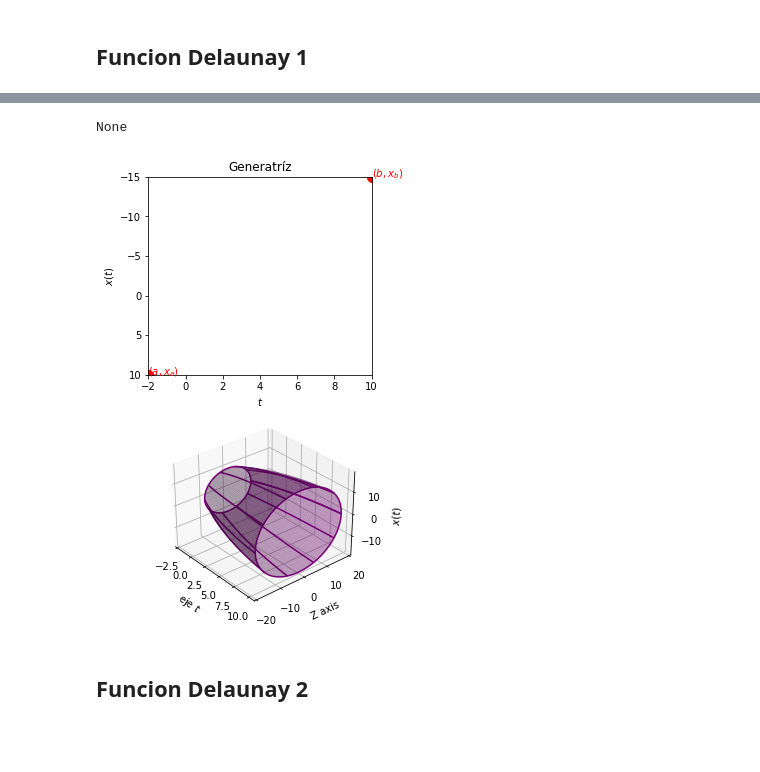
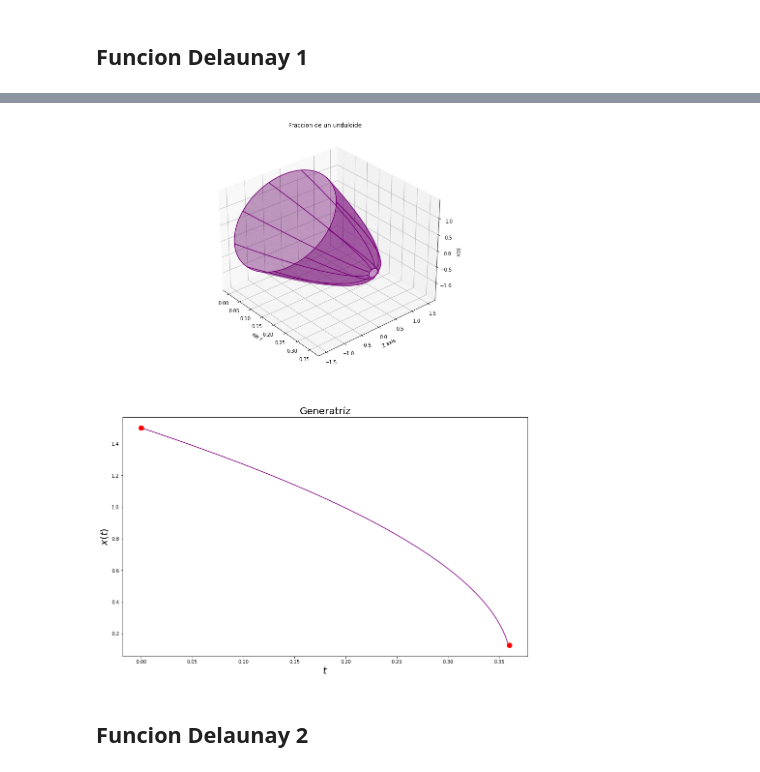
Before and after one commit to David-Damian/Optimization-Delaunay-surfaces, a Jupyter notebook: notebooks/graficas del reporte.ipynb, the cells around one changed output, grey strips where cells are left out. Cells and saved outputs as stored; diff of their text form; code cells hidden in the pictures; blank space fills up the shorter version.

```diff
--- a/notebooks/graficas del reporte.ipynb
+++ b/notebooks/graficas del reporte.ipynb
@@ -273,15 +225,13 @@ plt.show()
 # %% [markdown]
 ## Funcion Delaunay 1
 # %%
-k1= np.arange(start=-5, stop=5, step=1, dtype=float) #hiperparametro de la ecuacion diferencial np.arange(start=-5, stop=5, num=50)
-Lambda= np.arange(start=-1,stop=1, step=0.1, dtype=float) #hiperparametro de la EDO
-
+from utils1 import *
+k1= np.arange(-2, 4, step=1, dtype=int) #hiperparametro de la ecuacion diferencial np.arange(start=-5, stop=5, num=50)
+Lambda= np.array([-0.2,-0.1,0,0.1,0.2]) #hiperparametro de la EDO
 #condiciones de controno
-a= -2
-b= 19.33
-xa= 10
-xb= -10
-vol= 4191.2
+a,b= 0,0.36
+xa, xb=1.5,0.101101
+vol= 1.2625
 # %%
 superficie2=delaunay(k1=k1,Lambda=Lambda,a=a,b=b,xa=xa,xb=xb,vol=vol)
 # %% [output]
@@ -306,60 +255,53 @@ error relativo entre volumen y volumen aprox 2.708850530131214
-# %%
-print(superficie2)
-# %% [output]
-None
 # %%
+from mpl_toolkits.mplot3d import Axes3D
+import matplotlib.pyplot as plt
 n = 100
-
+#dominio de la parametrizacion
+t=superficie2[0]
 #funcion solucion evaluada en cada t
 y_t=superficie2[1]
 
-#dominio de la parametrizacion
-t=superficie2[0]
+
 theta = np.linspace(0, 2*np.pi, n)
 
 #creamos una malla para t,theta
 T, THETA = np.meshgrid(t, theta)
 
 #REFERENCIA PARA MESHGRID: https://numpy.org/doc/stable/reference/generated/numpy.meshgrid.html
 
 #coordenadas del solido de revolucion
 Y_T = np.ones((n, 1))*y_t #matrix whose rows are reapeted and equal to the solution vector
 Y = Y_T*np.cos(THETA)
 Z = Y_T*np.sin(THETA)
 
 ###GRAFICAS
 
-fig = plt.figure(figsize=plt.figaspect(2.))
-#fig.suptitle('Generatriz y catenoide')
-
-####Grafica de funcion a rotar
-ax = fig.add_subplot(2, 1, 1)
-ax.plot(np.arange(a,b,step=0.001),y_t,'purple')
-ax.plot(a, xa,b,xb, marker="o", markersize=10, markeredgecolor="red",
-         markerfacecolor="red", label='condicion final e inicial') #graficando condicion inicial y final
-ax.text(a, xa, '$(a,x_a)$', color='red')
-ax.text(b, xb, '$(b,x_b)$', color='red')
-ax.axis(xmin=a,xmax=b)
-ax.axis(ymin=xa,ymax=xb)
-ax.set_xlabel('$t$')
-ax.set_ylabel('$x(t)$')
-ax.title.set_text('Generatríz')
-
+fig = plt.figure(figsize=(15,20))
 #### Grafica solido revolucion
-ax = fig.add_subplot(2, 1, 2, projection='3d')
-surf= ax.plot_wireframe(T, Y, Z,rcount=10,ccount=1, color='purple') #mostrar las secciones del solido
-ax.title.set_text('')
+ax = fig.add_subplot(2, 1, 1, projection='3d')
+ax.plot_wireframe(T, Y, Z,rcount=10,ccount=1, color='purple') #mostrar las secciones del solido
+ax.title.set_text('Fraccion de un unduloide')
 ax.plot_surface(T, Y, Z, color='purple', alpha=0.4)
 ax.view_init(elev=30, azim=-40) #para rotar la grafica
-
 
 #etiquetar ejes:
 ax.set_xlabel('eje $t$')
 ax.set_ylabel('Z axis')
 ax.set_zlabel('$x(t)$')
+
+####Grafica de funcion a rotar
+ax=fig.add_subplot(2, 1, 2)
+ax.plot(t, y_t, 'purple')
+ax.plot(a, xa,b,y_t[-1], marker="o", markersize=10, markeredgecolor="red",
+         markerfacecolor="red", label='condicion final e inicial') #graficando condicion inicial y final
+ax.set_xlabel('$t$', fontsize=20)
+ax.set_ylabel('$x(t)$',fontsize=20)
+ax.set_title('Generatríz', fontsize=20)
 plt.show()
+
+plt.show()
 # %% [output]
-[figure, old version]
+[figure, new version]
 # %% [markdown]
 ## Funcion Delaunay 2
 # %%
```
Also changed, not shown: parts of 22 cells of this notebook.
